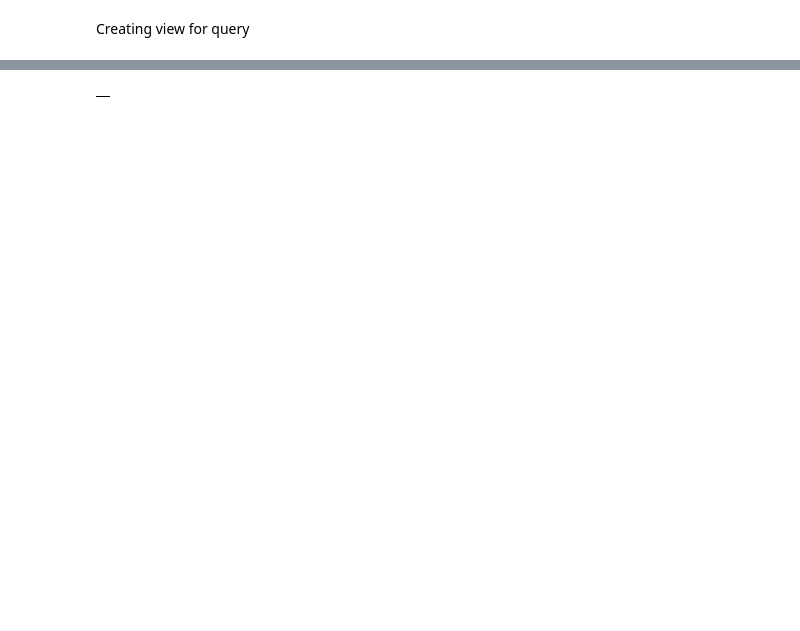
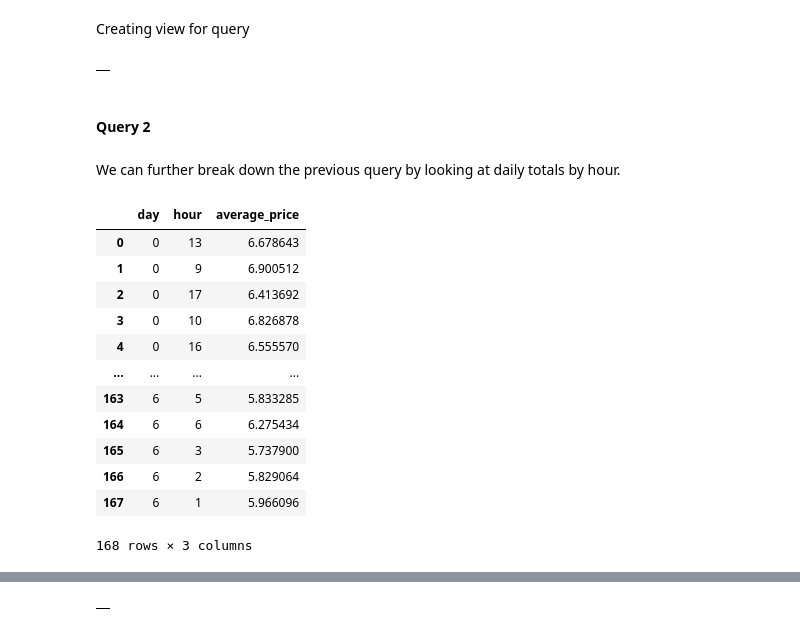
Before and after one commit to anarod1711/Bme-ase, a Jupyter notebook: cross_dataset_analysis.ipynb, the cells around one changed output, grey strips where cells are left out. Cells and saved outputs as stored; diff of their text form; code cells hidden in the pictures; blank space fills up the shorter version.

```diff
--- a/cross_dataset_analysis.ipynb
+++ b/cross_dataset_analysis.ipynb
@@ -37,2 +44,49 @@ ORDER BY d.day_id ASC
 # %% [markdown]
 Creating view for query
+# %%
+%%bigquery
+CREATE OR REPLACE VIEW reporting.v_Year_Day_Order_Totals AS
+(SELECT o.order_dow as day, p.year as year, AVG(p.Total) as average_price
+FROM
+(SELECT op.order_id, ap.year, SUM(ap.avg_price) as Total
+FROM `responsive-cab-267123.instacart_modeled.Order_Products` op
+INNER JOIN `responsive-cab-267123.USDA_ERS_modeled.Food_Map_Beam_DF` m ON op.product_id = m.product_id
+INNER JOIN `responsive-cab-267123.USDA_ERS_modeled.Food_Market_Beam_DF` ap ON m.food_id = ap.food_id
+GROUP BY op.order_id, ap.year) p
+INNER JOIN `responsive-cab-267123.instacart_modeled.Orders` o ON p.order_id = o.order_id
+WHERE p.year IN (2004,2010,2017)
+GROUP BY o.order_dow, p.year
+ORDER BY o.order_dow ASC)
+# %% [output]
+|  |
+# %% [markdown]
+#### Query 2
+# %% [markdown]
+We can further break down the previous query by looking at daily totals by hour.
+# %%
+%%bigquery
+(SELECT o.order_dow as day, o.order_hour_of_day as hour, AVG(p.Total) as average_price
+FROM
+(SELECT op.order_id, SUM(ap.avg_price) as Total
+FROM `responsive-cab-267123.instacart_modeled.Order_Products` op
+INNER JOIN `responsive-cab-267123.USDA_ERS_modeled.Food_Map_Beam_DF` m ON op.product_id = m.product_id
+INNER JOIN `responsive-cab-267123.USDA_ERS_modeled.Food_Market_Beam_DF` ap ON m.food_id = ap.food_id
+WHERE ap.year = 2017
+GROUP BY op.order_id, ap.year) p
+INNER JOIN `responsive-cab-267123.instacart_modeled.Orders` o ON p.order_id = o.order_id
+GROUP BY o.order_dow, o.order_hour_of_day
+ORDER BY o.order_dow ASC)
+# %% [output]
+|  | day | hour | average_price |
+| 0 | 0 | 13 | 6.678643 |
+| 1 | 0 | 9 | 6.900512 |
+| 2 | 0 | 17 | 6.413692 |
+| 3 | 0 | 10 | 6.826878 |
+| 4 | 0 | 16 | 6.555570 |
+| ... | ... | ... | ... |
+| 163 | 6 | 5 | 5.833285 |
+| 164 | 6 | 6 | 6.275434 |
+| 165 | 6 | 3 | 5.737900 |
+| 166 | 6 | 2 | 5.829064 |
+| 167 | 6 | 1 | 5.966096 |
+168 rows × 3 columns
```
Also changed, not shown: parts of 17 cells of this notebook, 3 other files.
